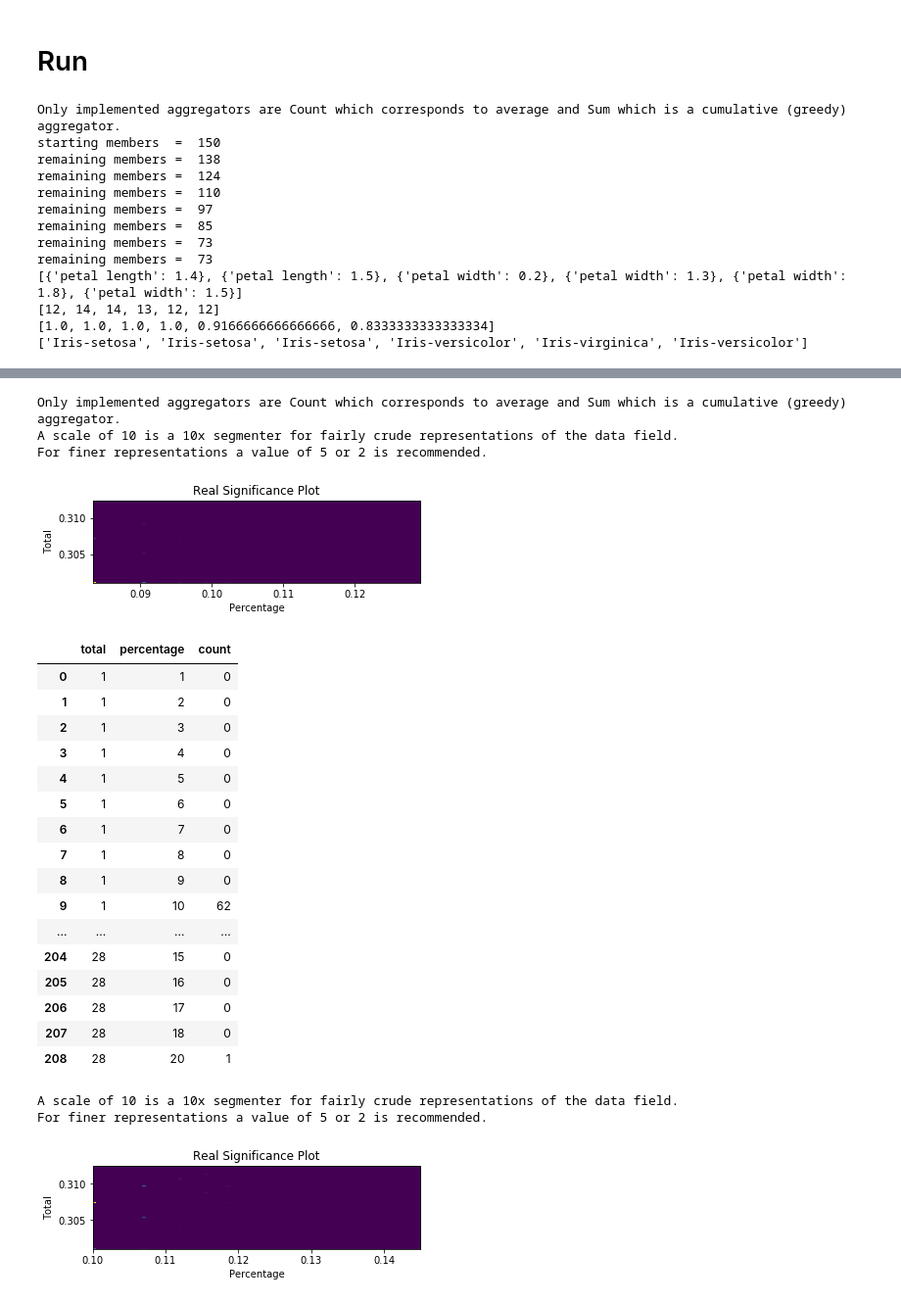
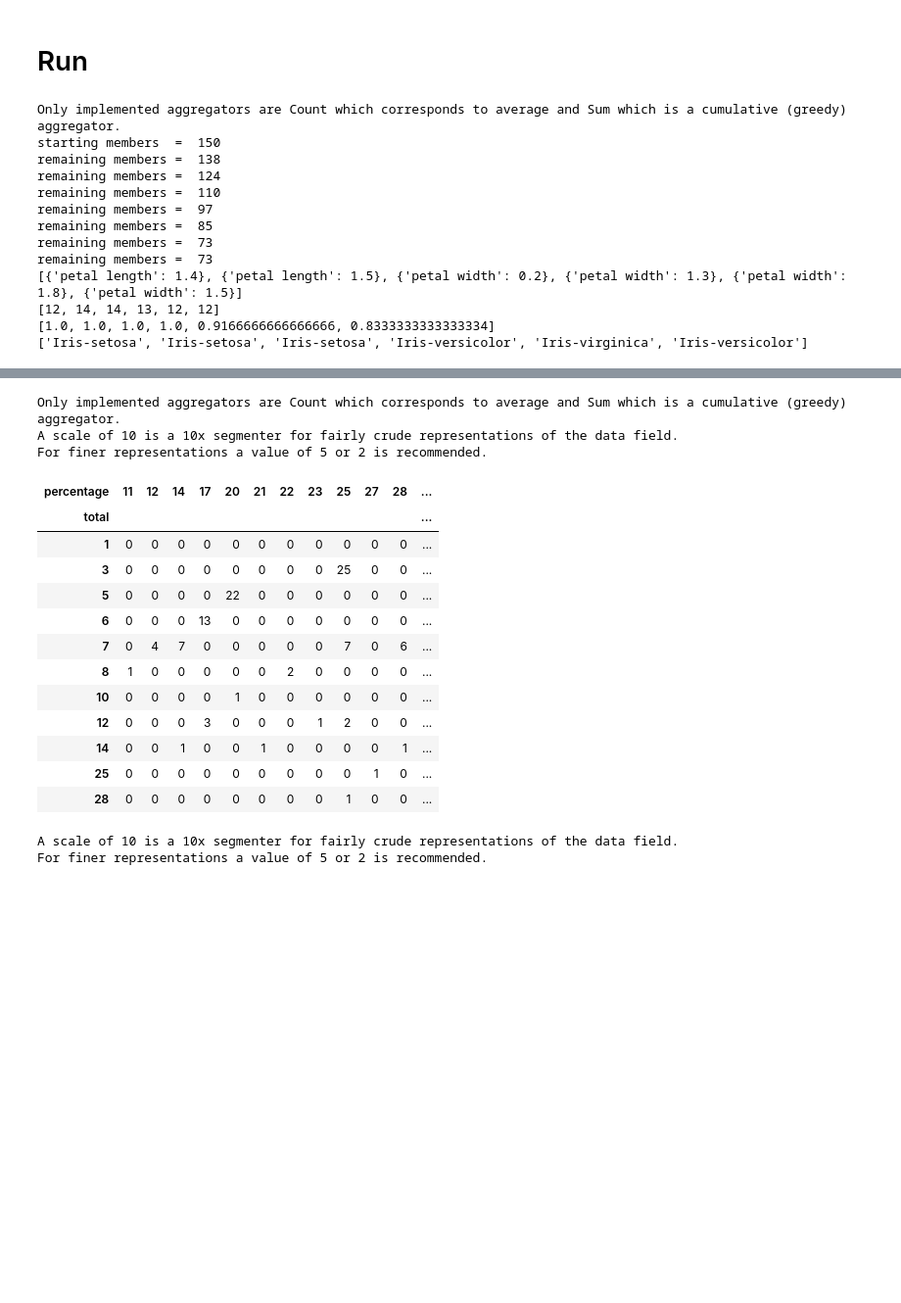
Before and after one commit to mcfwander/RipOneRule, a Jupyter notebook: RipOneRule.ipynb, the cells around one changed output, grey strips where cells are left out. Shown: that part at 98% size. Drawn from its saved outputs; the diff is of its cells as text; code cells hidden in the pictures; blank space fills up the shorter version.

```diff
--- a/RipOneRule.ipynb
+++ b/RipOneRule.ipynb
@@ -415,24 +415,24 @@ class RipOneRule(object):
             print("Warning: scale is too fine. Recommended values are 10, 5, & 2. Quitting.")
             return
 
-        # Create data
-        x = counts_df['percentage']
-        y = np.log10(counts_df['total'].astype('float'))
+#         # Create data
+#         x = counts_df['percentage']
+#         y = np.log10(counts_df['total'].astype('float'))
 
-        # Create heatmap
-        heatmap, xedges, yedges = np.histogram2d(x, y, bins=(100,100))
-        extent = [xedges[0], xedges[5], yedges[0], yedges[1]]
+#         # Create heatmap
+#         heatmap, xedges, yedges = np.histogram2d(x, y, bins=(100,100))
+#         extent = [xedges[0], xedges[5], yedges[0], yedges[1]]
 
-        # Plot heatmap
-        plt.clf()
-        if scramble:
-            plt.title('Random Significance Plot')
-        else:
-            plt.title('Real Significance Plot')
-        plt.ylabel('Total')
-        plt.xlabel('Percentage')
-        plt.imshow(heatmap, extent=extent)
-        plt.show()
+#         # Plot heatmap
+#         plt.clf()
+#         if scramble:
+#             plt.title('Random Significance Plot')
+#         else:
+#             plt.title('Real Significance Plot')
+#         plt.ylabel('Total')
+#         plt.xlabel('Percentage')
+#         plt.imshow(heatmap, extent=extent)
+#         plt.show()
 
         # For use in tableau
         counts_df['count']=0
@@ -441,7 +441,8 @@ class RipOneRule(object):
                                   )).astype('int')
         counts_df = counts_df[['percentage','total','count']].groupby(['total','percentage']).count() \
                                 .unstack(fill_value=0).stack().reset_index()
-        display(counts_df)
+        #display(counts_df)
+
 
         # save here for import into tableau heatmap
         if scramble:
@@ -449,6 +450,9 @@ class RipOneRule(object):
         else:
             counts_df.to_csv("./real_counts_scale" + str(scale) +".csv")
 
+        counts_df = counts_df.pivot(index='total', columns='percentage', values='count')
+        display(counts_df.style.background_gradient(cmap='Blues'))
+
     def save_model(self,filename="./model.pkl"):
         pickle.dump(self, open(filename, 'wb'))
 
@@ -480,8 +484,8 @@ clf = RipOneRule(feature_list = ['sepal length','sepal width','petal length','pe
 #                                  'spore_print_color','population','habitat'],target='type',
 #                                   size_threshold = 1, agg_threshold = 0.0,restart=True,max_depth=3)
 
-real_counts_df = clf.check_significance(data_df,scramble=False,scale=2)
-random_counts_df = clf.check_significance(data_df,scramble=True,scale=2)
+random_counts_df = clf.check_significance(data_df,scramble=True,scale=10)
+real_counts_df = clf.check_significance(data_df,scramble=False,scale=10)
 
 #print(results)
 #print(clf)
@@ -500,51 +504,45 @@ remaining members =  138
 remaining members =  124
 remaining members =  110
 remaining members =  97
 remaining members =  85
 remaining members =  73
 remaining members =  73
 [{'petal length': 1.4}, {'petal length': 1.5}, {'petal width': 0.2}, {'petal width': 1.3}, {'petal width': 1.8}, {'petal width': 1.5}]
 [12, 14, 14, 13, 12, 12]
 [1.0, 1.0, 1.0, 1.0, 0.9166666666666666, 0.8333333333333334]
 ['Iris-setosa', 'Iris-setosa', 'Iris-setosa', 'Iris-versicolor', 'Iris-virginica', 'Iris-versicolor']
 |  | sepal length | sepal width | petal length | petal width | Class | Rule Number |
 | 0 | 5.1 | 3.5 | 1.4 | 0.2 | Iris-setosa | 11 |
 | 1 | 4.9 | 3.0 | 1.4 | 0.2 | Iris-setosa | 11 |
 | 2 | 4.7 | 3.2 | 1.3 | 0.2 | Iris-setosa | 9 |
 | 3 | 4.6 | 3.1 | 1.5 | 0.2 | Iris-setosa | 10 |
 | 4 | 5.0 | 3.6 | 1.4 | 0.2 | Iris-setosa | 11 |
 | 5 | 5.4 | 3.9 | 1.7 | 0.4 | Iris-setosa | 0 |
 | 6 | 4.6 | 3.4 | 1.4 | 0.3 | Iris-setosa | 11 |
 | 7 | 5.0 | 3.4 | 1.5 | 0.2 | Iris-setosa | 10 |
 | 8 | 4.4 | 2.9 | 1.4 | 0.2 | Iris-setosa | 11 |
 | 9 | 4.9 | 3.1 | 1.5 | 0.1 | Iris-setosa | 10 |
 | ... | ... | ... | ... | ... | ... | ... |
 | 145 | 6.7 | 3.0 | 5.2 | 2.3 | Iris-virginica | 0 |
 | 146 | 6.3 | 2.5 | 5.0 | 1.9 | Iris-virginica | 0 |
 | 147 | 6.5 | 3.0 | 5.2 | 2.0 | Iris-virginica | 0 |
 | 148 | 6.2 | 3.4 | 5.4 | 2.3 | Iris-virginica | 0 |
 | 149 | 5.9 | 3.0 | 5.1 | 1.8 | Iris-virginica | 7 |
 Only implemented aggregators are Count which corresponds to average and Sum which is a cumulative (greedy) aggregator.
 A scale of 10 is a 10x segmenter for fairly crude representations of the data field.
 For finer representations a value of 5 or 2 is recommended.
-[figure, removed]
-|  | total | percentage | count |
-| 0 | 1 | 1 | 0 |
-| 1 | 1 | 2 | 0 |
-| 2 | 1 | 3 | 0 |
-| 3 | 1 | 4 | 0 |
-| 4 | 1 | 5 | 0 |
-| 5 | 1 | 6 | 0 |
-| 6 | 1 | 7 | 0 |
-| 7 | 1 | 8 | 0 |
-| 8 | 1 | 9 | 0 |
-| 9 | 1 | 10 | 62 |
-| ... | ... | ... | ... |
-| 204 | 28 | 15 | 0 |
-| 205 | 28 | 16 | 0 |
-| 206 | 28 | 17 | 0 |
-| 207 | 28 | 18 | 0 |
-| 208 | 28 | 20 | 1 |
+| percentage | 11 | 12 | 14 | 17 | 20 | 21 | 22 | 23 | 25 | 27 | 28 | ... |
+| total |  |  |  |  |  |  |  |  |  |  |  | ... |
+| 1 | 0 | 0 | 0 | 0 | 0 | 0 | 0 | 0 | 0 | 0 | 0 | ... |
+| 3 | 0 | 0 | 0 | 0 | 0 | 0 | 0 | 0 | 25 | 0 | 0 | ... |
+| 5 | 0 | 0 | 0 | 0 | 22 | 0 | 0 | 0 | 0 | 0 | 0 | ... |
+| 6 | 0 | 0 | 0 | 13 | 0 | 0 | 0 | 0 | 0 | 0 | 0 | ... |
+| 7 | 0 | 4 | 7 | 0 | 0 | 0 | 0 | 0 | 7 | 0 | 6 | ... |
+| 8 | 1 | 0 | 0 | 0 | 0 | 0 | 2 | 0 | 0 | 0 | 0 | ... |
+| 10 | 0 | 0 | 0 | 0 | 1 | 0 | 0 | 0 | 0 | 0 | 0 | ... |
+| 12 | 0 | 0 | 0 | 3 | 0 | 0 | 0 | 1 | 2 | 0 | 0 | ... |
+| 14 | 0 | 0 | 1 | 0 | 0 | 1 | 0 | 0 | 0 | 0 | 1 | ... |
+| 25 | 0 | 0 | 0 | 0 | 0 | 0 | 0 | 0 | 0 | 1 | 0 | ... |
+| 28 | 0 | 0 | 0 | 0 | 0 | 0 | 0 | 0 | 1 | 0 | 0 | ... |
 A scale of 10 is a 10x segmenter for fairly crude representations of the data field.
 For finer representations a value of 5 or 2 is recommended.
-[figure, removed]
```
Also changed, not shown: parts of 1 cell of this notebook.
